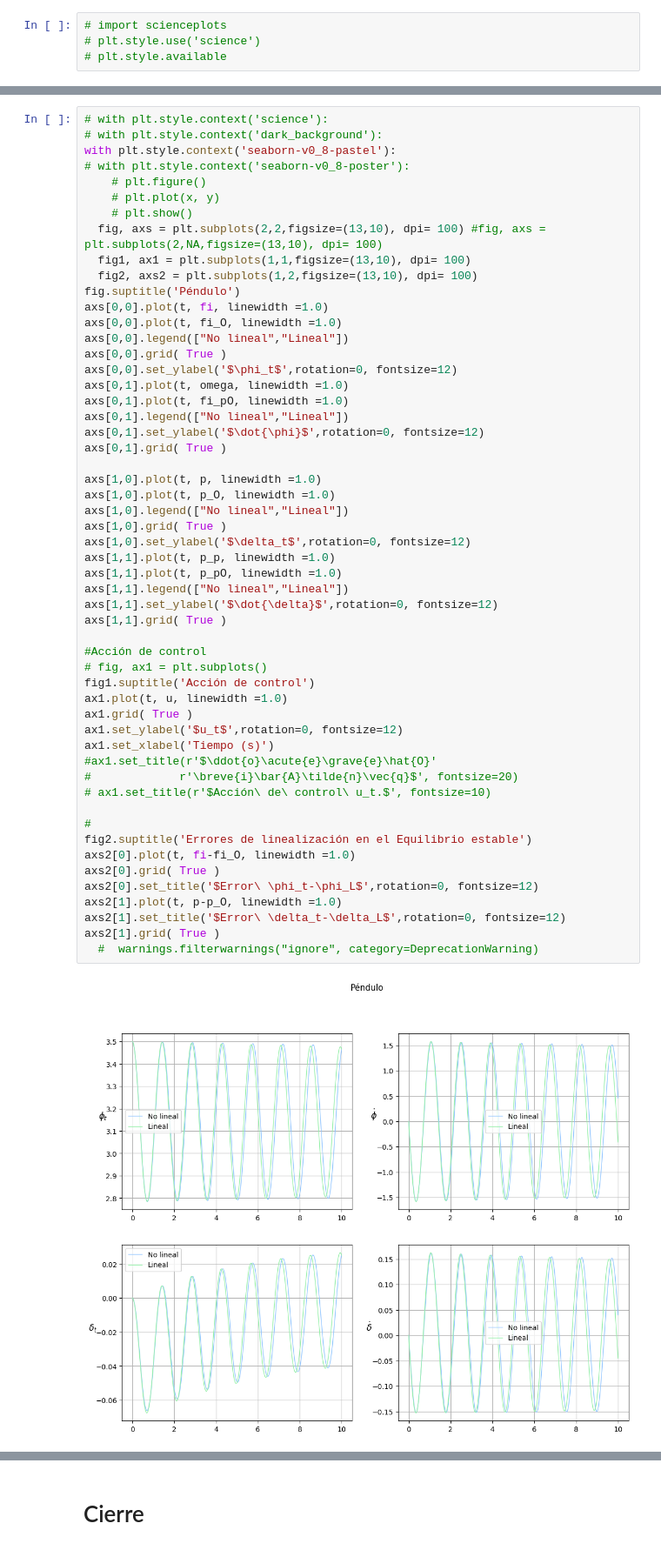
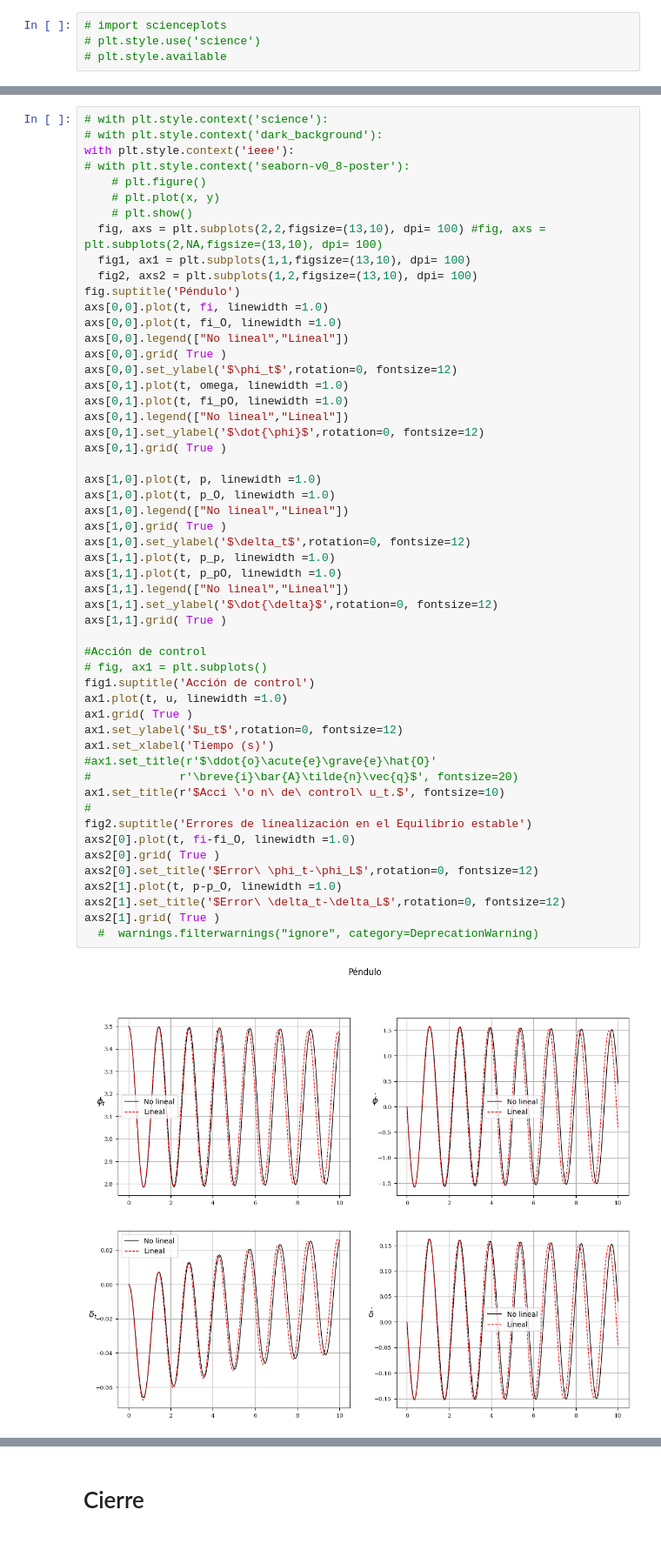
Before and after one commit to Julianpucheta/OptimalControl, a Jupyter notebook: Clase_04_HCSPD_Casos_Simbolico_Python_Pendulo_Invertido_y_Simple.ipynb, the cells around one changed output, grey strips where cells are left out. Shown at 87% size. Saved outputs shown, nothing was run; the diff lists cells and outputs as text.

Commit message:
Created using Colab; Science and IEEE style plot.

```diff
--- a/Clase_04_HCSPD_Casos_Simbolico_Python_Pendulo_Invertido_y_Simple.ipynb
+++ b/Clase_04_HCSPD_Casos_Simbolico_Python_Pendulo_Invertido_y_Simple.ipynb
@@ -659,7 +659,7 @@ axs2[1].grid( True )
 # %%
 # with plt.style.context('science'):
 # with plt.style.context('dark_background'):
-with plt.style.context('seaborn-v0_8-pastel'):
+with plt.style.context('ieee'):
 # with plt.style.context('seaborn-v0_8-poster'):
     # plt.figure()
     # plt.plot(x, y)
@@ -682,33 +682,32 @@ axs[0,1].grid( True )
 axs[1,0].plot(t, p, linewidth =1.0)
 axs[1,0].plot(t, p_O, linewidth =1.0)
 axs[1,0].legend(["No lineal","Lineal"])
 axs[1,0].grid( True )
 axs[1,0].set_ylabel('$\delta_t$',rotation=0, fontsize=12)
 axs[1,1].plot(t, p_p, linewidth =1.0)
 axs[1,1].plot(t, p_pO, linewidth =1.0)
 axs[1,1].legend(["No lineal","Lineal"])
 axs[1,1].set_ylabel('$\dot{\delta}$',rotation=0, fontsize=12)
 axs[1,1].grid( True )
 
 #Acción de control
 # fig, ax1 = plt.subplots()
 fig1.suptitle('Acción de control')
 ax1.plot(t, u, linewidth =1.0)
 ax1.grid( True )
 ax1.set_ylabel('$u_t$',rotation=0, fontsize=12)
 ax1.set_xlabel('Tiempo (s)')
 #ax1.set_title(r'$\ddot{o}\acute{e}\grave{e}\hat{O}'
 #             r'\breve{i}\bar{A}\tilde{n}\vec{q}$', fontsize=20)
-# ax1.set_title(r'$Acción\ de\ control\ u_t.$', fontsize=10)
-
+ax1.set_title(r'$Acci \'o n\ de\ control\ u_t.$', fontsize=10)
 #
 fig2.suptitle('Errores de linealización en el Equilibrio estable')
 axs2[0].plot(t, fi-fi_O, linewidth =1.0)
 axs2[0].grid( True )
 axs2[0].set_title('$Error\ \phi_t-\phi_L$',rotation=0, fontsize=12)
 axs2[1].plot(t, p-p_O, linewidth =1.0)
 axs2[1].set_title('$Error\ \delta_t-\delta_L$',rotation=0, fontsize=12)
 axs2[1].grid( True )
   #  warnings.filterwarnings("ignore", category=DeprecationWarning)
 # %% [output]
-[figure, old version]
+[figure, new version]
```
Also changed, not shown: parts of 1 cell of this notebook.
